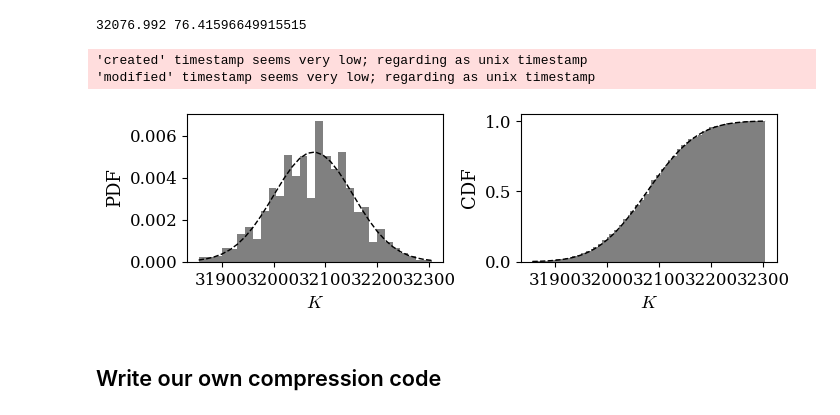
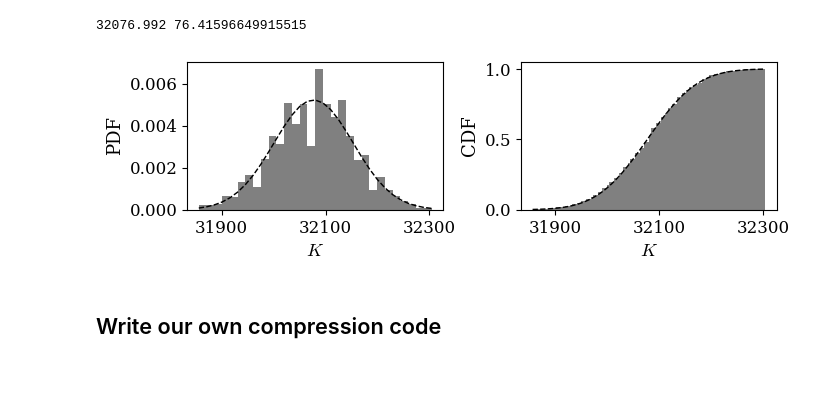
Before and after one commit to francescozamponi/statphys-tutorials, a Jupyter notebook: Tutorial_3/Tutorial_3.ipynb, the cells around one changed output. Saved outputs shown, nothing was run; the diff lists cells and outputs as text; code cells hidden in the pictures; blank space fills up the shorter version.

```diff
--- a/Tutorial_3/Tutorial_3.ipynb
+++ b/Tutorial_3/Tutorial_3.ipynb
@@ -204,24 +214,24 @@ print(np.mean(K), np.std(K))
 # %%
 fig, ((ax1, ax3)) = plt.subplots(nrows=1, ncols=2, figsize=(20,6))
 
 n, bins, patches = ax1.hist(K, bins=30, facecolor='grey',density=True);
 ax1.set_xlabel('$K$')
 ax1.set_ylabel('PDF')
+ax1.set_xticks([31900, 32100, 32300])
 ax1.plot(bins, sp.stats.norm.pdf(bins, loc=np.mean(K), scale=np.std(K)), '--', color ='black', linewidth=3)
 
 n, bins, patches = ax3.hist(K, bins=100, facecolor='grey',density=True,cumulative=True);
 ax3.set_xlabel('$K$')
 ax3.set_ylabel('CDF')
+ax3.set_xticks([31900, 32100, 32300])
 ax3.plot(bins, sp.stats.norm.cdf(bins, loc=np.mean(K), scale=np.std(K)), '--', color ='black', linewidth=3)
 
 plt.tight_layout()
 save("hist-zstd.pdf", FULL)
 
 plt.show()
 # %% [output]
-'created' timestamp seems very low; regarding as unix timestamp
-'modified' timestamp seems very low; regarding as unix timestamp
-[figure, old version]
+[figure, new version]
 # %% [markdown]
 ## Write our own compression code
 # %%
```
Also changed, not shown: parts of 4 cells of this notebook, 3 other files.
